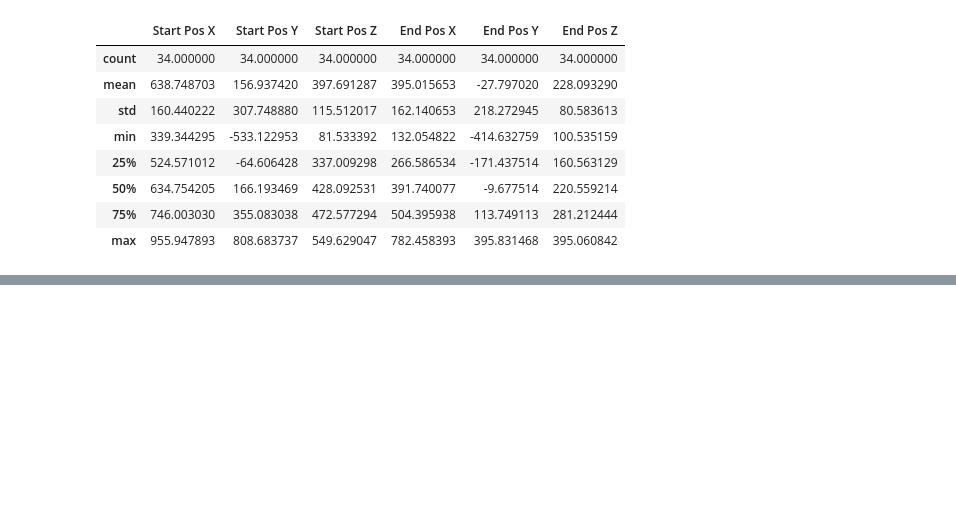
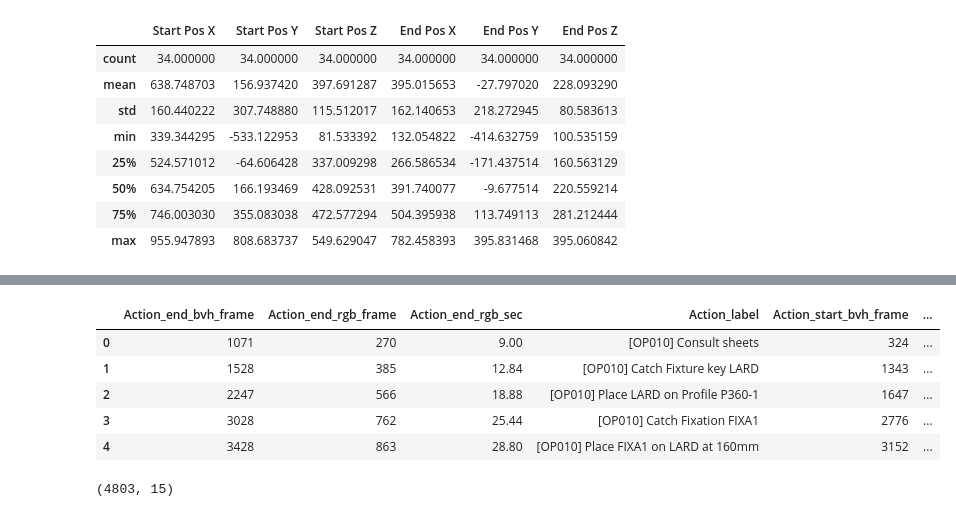
Before and after one commit to Maeng-Su/In-HARD, a Jupyter notebook: maeng/skeleton_data/bvh_preprocess3.ipynb, the cells around one changed output, grey strips where cells are left out. Drawn from its saved outputs; the diff is of its cells as text; code cells hidden in the pictures; blank space fills up the shorter version.

```diff
--- a/maeng/skeleton_data/bvh_preprocess3.ipynb
+++ b/maeng/skeleton_data/bvh_preprocess3.ipynb
@@ -356,0 +382,16 @@ plot_df.describe()
+# %%
+# 1. 'File' 별로 그룹을 지어 이전/다음 행의 값을 새로운 컬럼으로 추가합니다.
+# transform()을 사용하면 원래 DataFrame의 인덱스에 맞춰 결과가 정렬됩니다.
+mapping_df['prev_end_sec'] = mapping_df.groupby('File')['Action_end_rgb_sec'].transform(lambda x: x.shift(1))
+mapping_df.head()
+# %% [output]
+|  | Action_end_bvh_frame | Action_end_rgb_frame | Action_end_rgb_sec | Action_label | Action_start_bvh_frame | ... |
+| 0 | 1071 | 270 | 9.00 | [OP010] Consult sheets | 324 | ... |
+| 1 | 1528 | 385 | 12.84 | [OP010] Catch Fixture key LARD | 1343 | ... |
+| 2 | 2247 | 566 | 18.88 | [OP010] Place LARD on Profile P360-1 | 1647 | ... |
+| 3 | 3028 | 762 | 25.44 | [OP010] Catch Fixation FIXA1 | 2776 | ... |
+| 4 | 3428 | 863 | 28.80 | [OP010] Place FIXA1 on LARD at 160mm | 3152 | ... |
+# %%
+mapping_df.shape
+# %% [output]
+(4803, 15)
```
Also changed, not shown: parts of 10 cells of this notebook.
